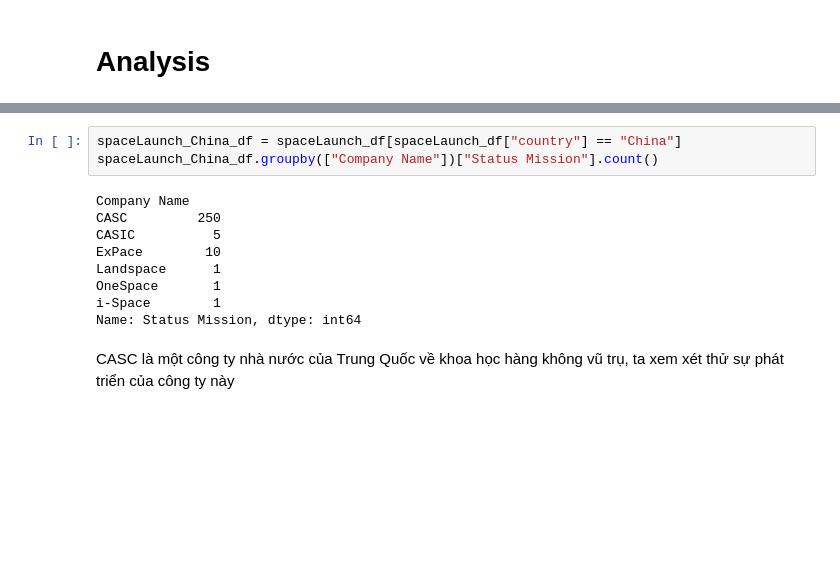
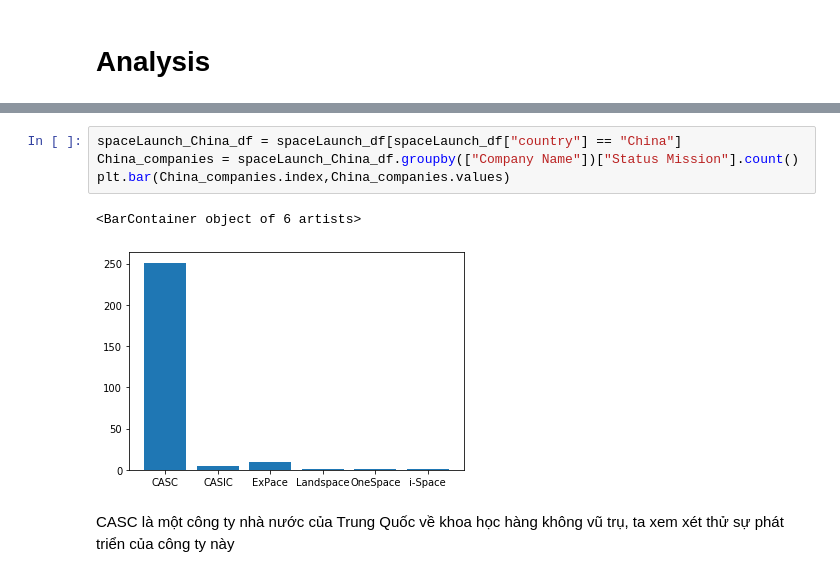
Before and after one commit to TranPhu1999/DH-LTKHDL-CK, a Jupyter notebook: 1712664-TranDucPhu_space.ipynb, the cells around one changed output, grey strips where cells are left out. Cells and saved outputs as stored; diff of their text form; blank space fills up the shorter version.

```diff
--- a/1712664-TranDucPhu_space.ipynb
+++ b/1712664-TranDucPhu_space.ipynb
@@ -282,14 +297,9 @@ Từ biểu đồ này ta có thể thấy trước 2017 gần như là Mỹ và
 # %%
 spaceLaunch_China_df = spaceLaunch_df[spaceLaunch_df["country"] == "China"]
-spaceLaunch_China_df.groupby(["Company Name"])["Status Mission"].count()
+China_companies = spaceLaunch_China_df.groupby(["Company Name"])["Status Mission"].count()
+plt.bar(China_companies.index,China_companies.values)
 # %% [output]
-Company Name
-CASC         250
-CASIC          5
-ExPace        10
-Landspace      1
-OneSpace       1
-i-Space        1
-Name: Status Mission, dtype: int64
+<BarContainer object of 6 artists>
+[figure, added]
 # %% [markdown]
 CASC là một công ty nhà nước của Trung Quốc về khoa học hàng không vũ trụ, ta xem xét thử sự phát triển của công ty này
```
Also changed, not shown: parts of 24 cells of this notebook.
